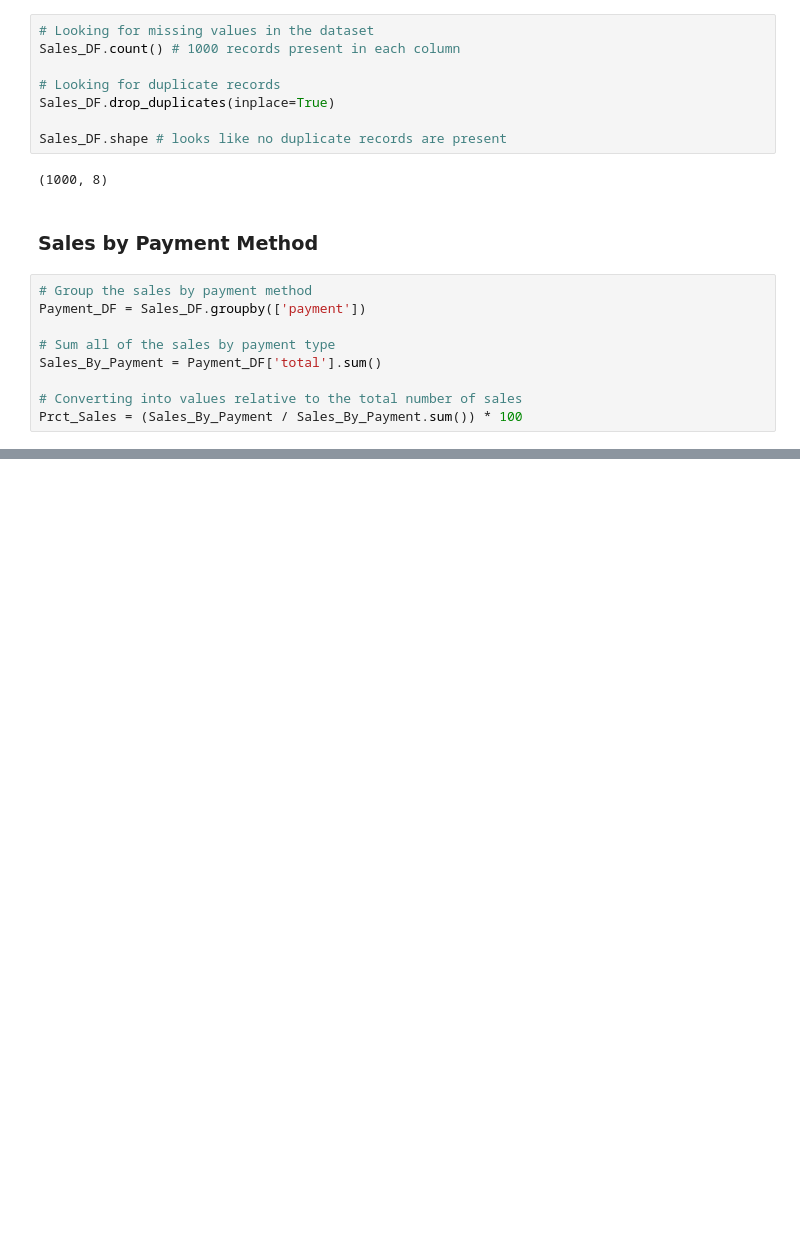
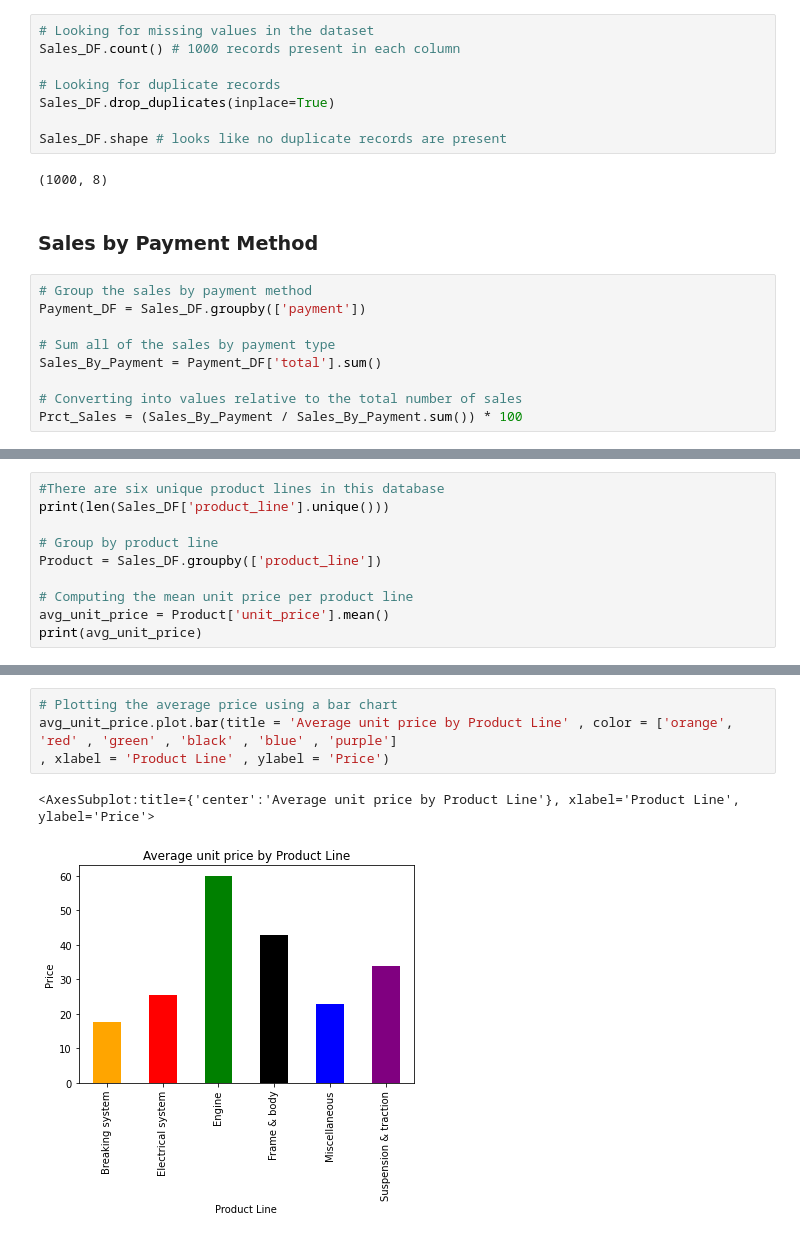
Before and after one commit to awesomepack/Reporting_on_Sales_Data, a Jupyter notebook: Analysis.ipynb, the cells around one changed output, grey strips where cells are left out. Cells and saved outputs as stored; diff of their text form; blank space fills up the shorter version.

Commit message:
Average unit price per product line computed and visualized|Investigated which region saw the most sales

```diff
--- a/Analysis.ipynb
+++ b/Analysis.ipynb
@@ -83,0 +86,10 @@ Prct_Sales.plot.pie(title = 'Sales By Payment Type' , figsize = (5,5) , ylabel =
+# %%
+#There are six unique product lines in this database
+print(len(Sales_DF['product_line'].unique()))
+
+# Group by product line
+Product = Sales_DF.groupby(['product_line'])
+
+# Computing the mean unit price per product line
+avg_unit_price = Product['unit_price'].mean()
+print(avg_unit_price)
@@ -83,0 +106,7 @@ Prct_Sales.plot.pie(title = 'Sales By Payment Type' , figsize = (5,5) , ylabel =
+# %%
+# Plotting the average price using a bar chart
+avg_unit_price.plot.bar(title = 'Average unit price by Product Line' , color = ['orange', 'red' , 'green' , 'black' , 'blue' , 'purple']
+, xlabel = 'Product Line' , ylabel = 'Price')
+# %% [output]
+<AxesSubplot:title={'center':'Average unit price by Product Line'}, xlabel='Product Line', ylabel='Price'>
+[figure, added]
```
Also changed, not shown: parts of 9 cells of this notebook.
